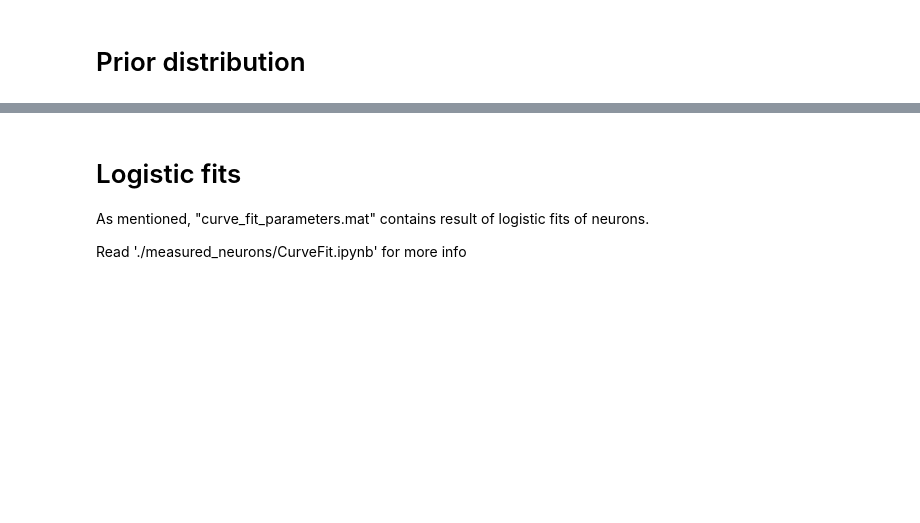
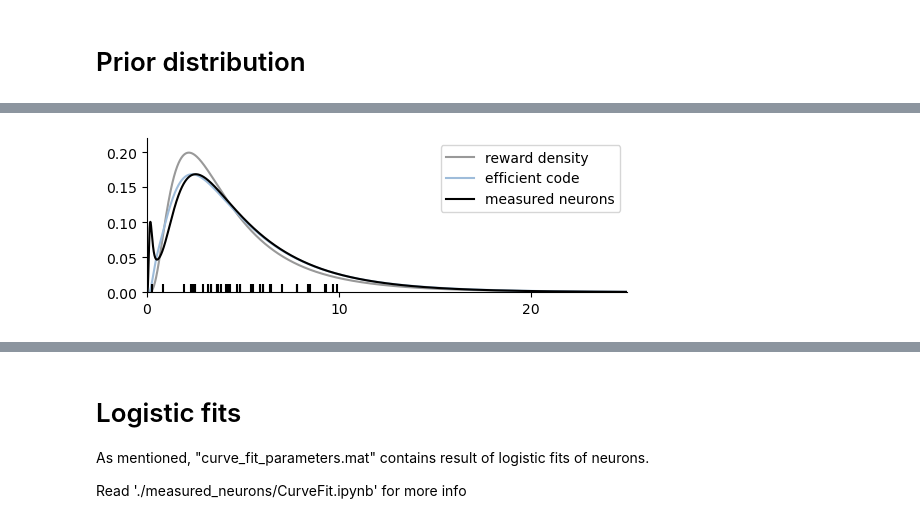
Before and after one commit to dongjae-kim/efficient-coding-dist-rl, a Jupyter notebook: Figures2.ipynb, the cells around one changed output, grey strips where cells are left out. Cells and saved outputs as stored; diff of their text form; code cells hidden in the pictures; blank space fills up the shorter version.

```diff
--- a/Figures2.ipynb
+++ b/Figures2.ipynb
@@ -127,0 +184,39 @@ plt.show()
+# %%
+%matplotlib inline
+# Thresholds figure
+
+ys = log_kde(true_thresh, np.ones(39)/39, .5, ec.x)
+ys *= np.sum(ec.p_prior) / np.sum(ys)
+
+ys_ec = log_kde(thresholds_ec, np.ones(39)/39, .5, ec.x)
+ys_ec *= np.sum(ec.p_prior) / np.sum(ys_ec)
+
+
+fig,ax = plt.subplots(1,1)
+
+# Reward distribution
+plt.plot(ec.x, ec.p_prior, color='#999999')
+# Efficient code density
+plt.plot(ec.x, ys_ec, color='#9ebcda')
+# kde estimate of real neurons
+plt.plot(ec.x, ys,color='k')
+
+# individual neurons
+ax.vlines(true_thresh, 0, .012*np.ones(true_thresh.shape) ,colors='k')
+#ax.vlines(ec.sn, -0.012, 0, colors='#9ebcda')
+
+# Decoration
+ax.spines['right'].set_visible(False)
+ax.spines['top'].set_visible(False)
+ax.set_xlim(0, 25)
+ax.set_ylim(0, .22)
+ax.set_xticks([0,10,20])
+fig.set_figwidth(6.2)
+fig.set_figheight(2)
+plt.legend(['reward density', 'efficient code', 'measured neurons'])
+
+plt.savefig('./figures/thresholds.png',bbox_inches = 'tight')
+plt.savefig('./figures/thresholds.pdf',bbox_inches = 'tight')
+plt.show()
+# %% [output]
+[figure, added]
```
Also changed, not shown: parts of 32 cells of this notebook, 16 other files.
